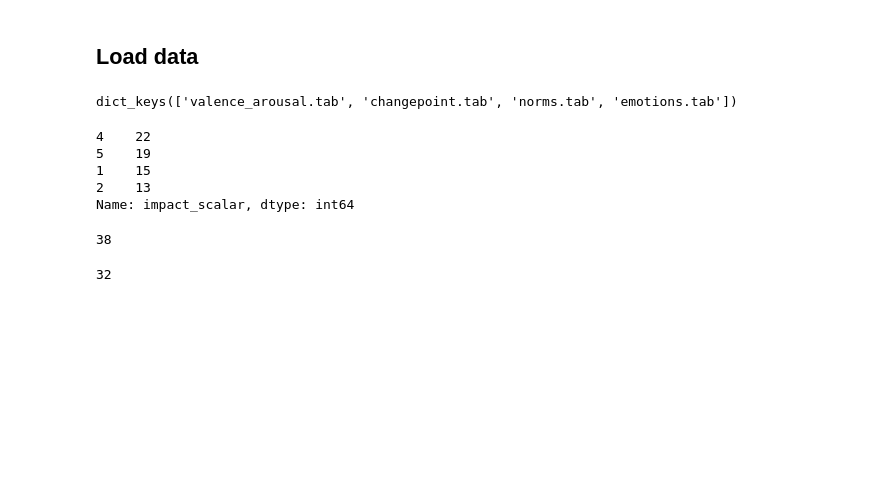
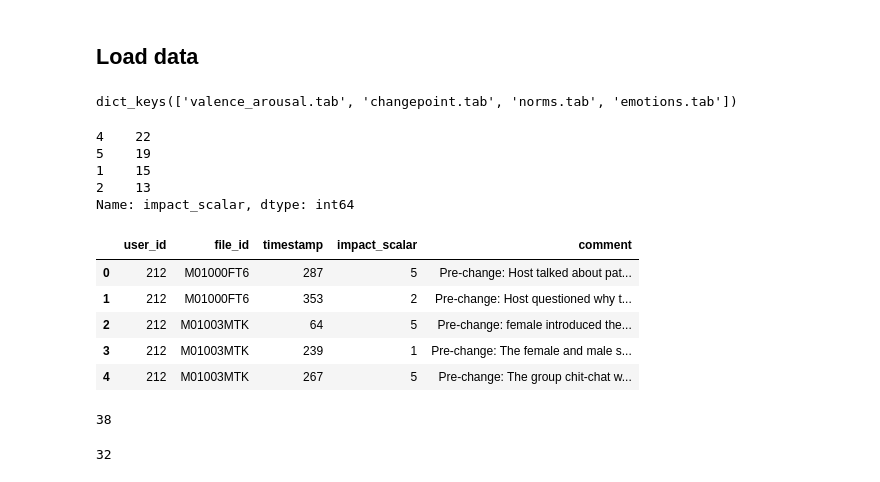
Before and after one commit to ToddMorrill/charm, a Jupyter notebook: circumplex/manual_labeling.ipynb, the cells around one changed output. Saved outputs shown, nothing was run; the diff lists cells and outputs as text; code cells hidden in the pictures; blank space fills up the shorter version.

```diff
--- a/circumplex/manual_labeling.ipynb
+++ b/circumplex/manual_labeling.ipynb
@@ -34,6 +32,15 @@ changepoint_df['impact_scalar'].value_counts()
 1    15
 2    13
 Name: impact_scalar, dtype: int64
+# %%
+changepoint_df.head()
+# %% [output]
+|  | user_id | file_id | timestamp | impact_scalar | comment |
+| 0 | 212 | M01000FT6 | 287 | 5 | Pre-change: Host talked about pat... |
+| 1 | 212 | M01000FT6 | 353 | 2 | Pre-change: Host questioned why t... |
+| 2 | 212 | M01003MTK | 64 | 5 | Pre-change: female introduced the... |
+| 3 | 212 | M01003MTK | 239 | 1 | Pre-change: The female and male s... |
+| 4 | 212 | M01003MTK | 267 | 5 | Pre-change: The group chit-chat w... |
 # %%
 change_anno_files = set(versions_df[versions_df['changepoint_count'] > 0]['file_id'].unique())
 change_pos_anno_files = set(changepoint_df['file_id'].unique())
```
Also changed, not shown: parts of 27 cells of this notebook, 10 other files.
